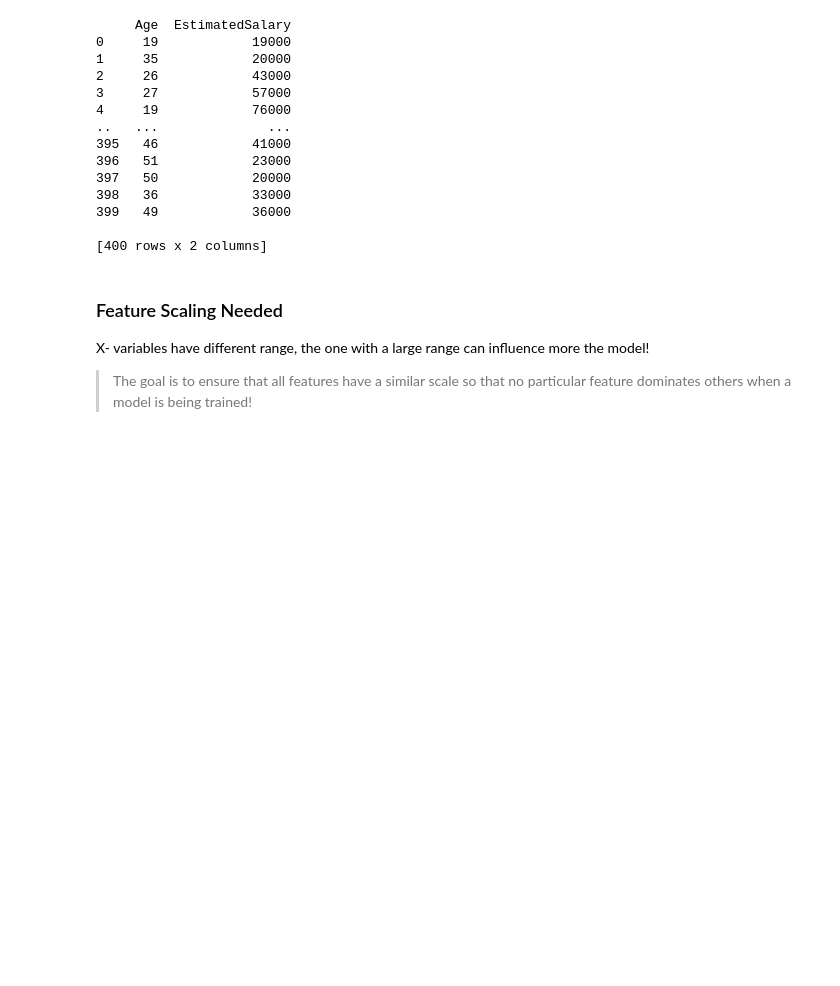
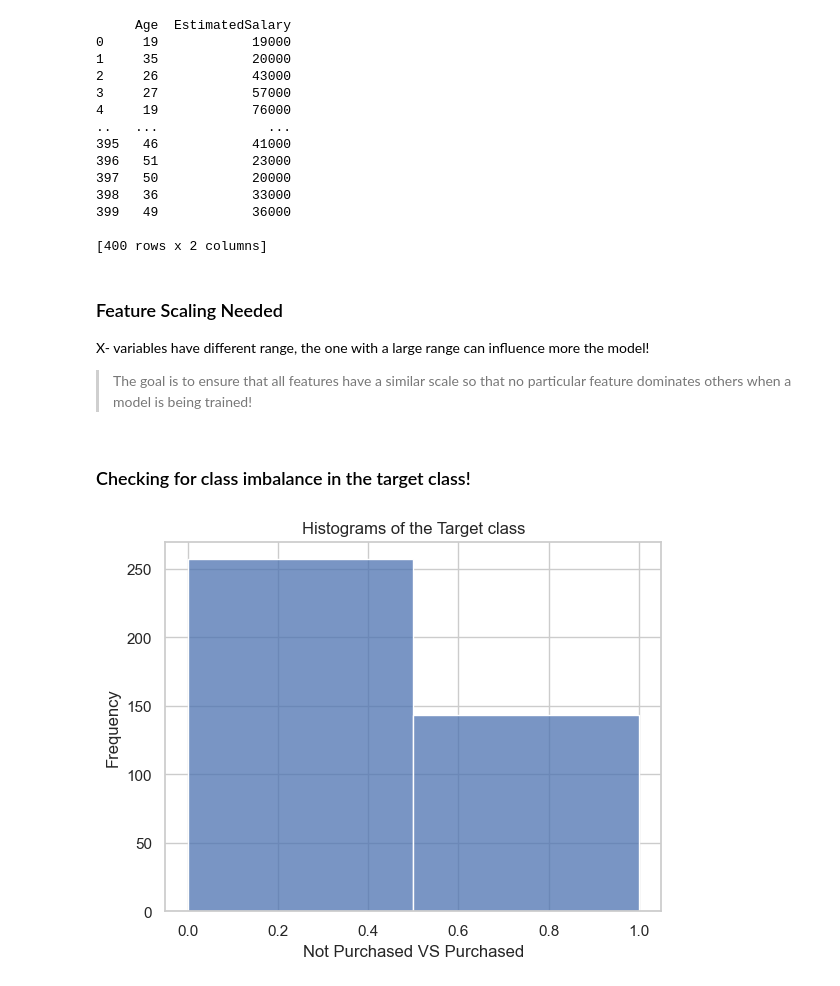
Before and after one commit to Darknight47/Classification-Projects, a Jupyter notebook: KNN/k_nearest_neighbors.ipynb, the cells around one changed output. Drawn from its saved outputs; the diff is of its cells as text; code cells hidden in the pictures; blank space fills up the shorter version.

```diff
--- a/KNN/k_nearest_neighbors.ipynb
+++ b/KNN/k_nearest_neighbors.ipynb
@@ -136,3 +137,15 @@ X- variables have different range, the one with a large range can influence more
 sc = StandardScaler()
 X_train = sc.fit_transform(X_train)
 X_test = sc.fit_transform(X_test)
+# %% [markdown]
+### Checking for class imbalance in the target class!
+# %%
+sns.set_theme(style='whitegrid')
+fix, ax = plt.subplots()
+sns.histplot(dataset['Purchased'], bins=2, ax=ax)
+ax.set_title("Histograms of the Target class")
+ax.set_xlabel("Not Purchased VS Purchased")
+ax.set_ylabel("Frequency")
+plt.show()
+# %% [output]
+[figure, added]
```
Also changed, not shown: parts of 1 cell of this notebook.
